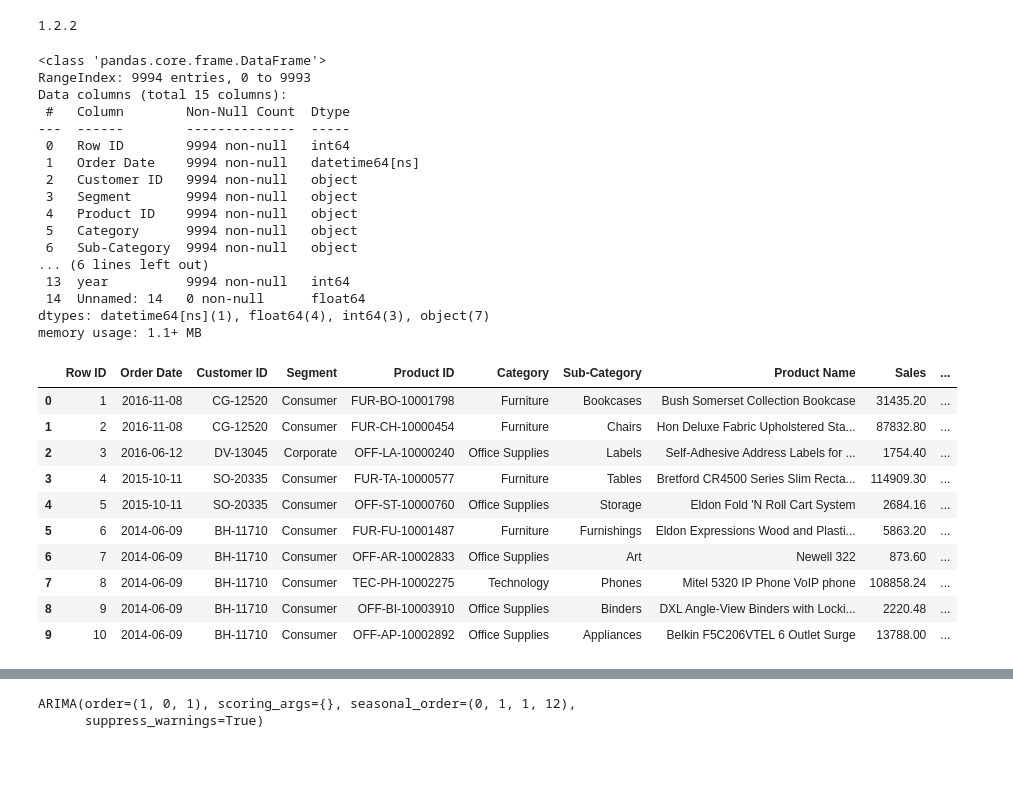
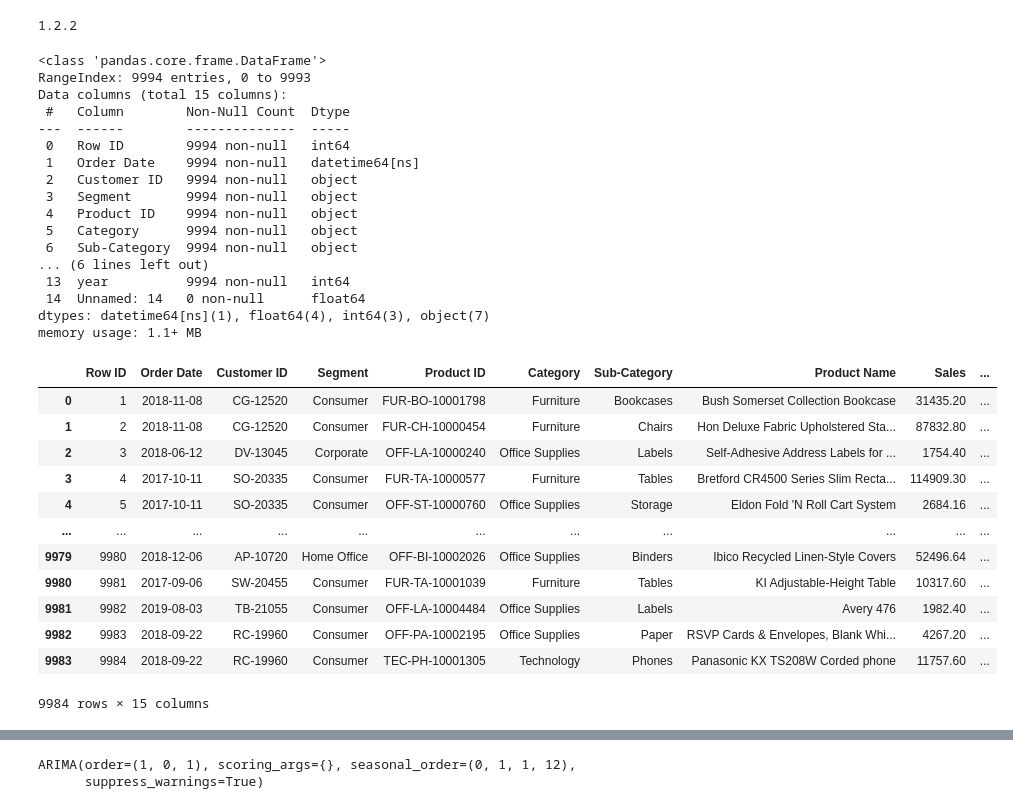
Before and after one commit to shhreyaa/TSA-using-Arima-Model, a Jupyter notebook: arima with plotly.ipynb, the cells around one changed output, grey strips where cells are left out. Saved outputs shown, nothing was run; the diff lists cells and outputs as text; code cells hidden in the pictures; blank space fills up the shorter version.

```diff
--- a/arima with plotly.ipynb
+++ b/arima with plotly.ipynb
@@ -40,43 +40,47 @@ print(pd.__version__)
 1.2.2
 # %%
 
-df = pd.read_excel("sales_11.xlsx")
+df = pd.read_excel("sales_replaced.xlsx")
+# df  = pd.read_excel("sales_11.xlsx")
+df['Order Date'] = pd.to_datetime(df['Order Date'])
 furniture_pred= pd.DataFrame()
 office_pred= pd.DataFrame()
 tech_pred= pd.DataFrame()
 
 
 df.info()
 df1= df.copy()
-df.head(10)
+df.head(-10)
 # %% [output]
 <class 'pandas.core.frame.DataFrame'>
 RangeIndex: 9994 entries, 0 to 9993
 Data columns (total 15 columns):
  #   Column        Non-Null Count  Dtype
 ---  ------        --------------  -----
  0   Row ID        9994 non-null   int64
  1   Order Date    9994 non-null   datetime64[ns]
  2   Customer ID   9994 non-null   object
  3   Segment       9994 non-null   object
  4   Product ID    9994 non-null   object
  5   Category      9994 non-null   object
  6   Sub-Category  9994 non-null   object
 ... (6 lines left out)
  13  year          9994 non-null   int64
  14  Unnamed: 14   0 non-null      float64
 dtypes: datetime64[ns](1), float64(4), int64(3), object(7)
 memory usage: 1.1+ MB
 |  | Row ID | Order Date | Customer ID | Segment | Product ID | Category | Sub-Category | Product Name | Sales | ... |
-| 0 | 1 | 2016-11-08 | CG-12520 | Consumer | FUR-BO-10001798 | Furniture | Bookcases | Bush Somerset Collection Bookcase | 31435.20 | ... |
-| 1 | 2 | 2016-11-08 | CG-12520 | Consumer | FUR-CH-10000454 | Furniture | Chairs | Hon Deluxe Fabric Upholstered Sta... | 87832.80 | ... |
-| 2 | 3 | 2016-06-12 | DV-13045 | Corporate | OFF-LA-10000240 | Office Supplies | Labels | Self-Adhesive Address Labels for ... | 1754.40 | ... |
-| 3 | 4 | 2015-10-11 | SO-20335 | Consumer | FUR-TA-10000577 | Furniture | Tables | Bretford CR4500 Series Slim Recta... | 114909.30 | ... |
-| 4 | 5 | 2015-10-11 | SO-20335 | Consumer | OFF-ST-10000760 | Office Supplies | Storage | Eldon Fold 'N Roll Cart System | 2684.16 | ... |
-| 5 | 6 | 2014-06-09 | BH-11710 | Consumer | FUR-FU-10001487 | Furniture | Furnishings | Eldon Expressions Wood and Plasti... | 5863.20 | ... |
-| 6 | 7 | 2014-06-09 | BH-11710 | Consumer | OFF-AR-10002833 | Office Supplies | Art | Newell 322 | 873.60 | ... |
-| 7 | 8 | 2014-06-09 | BH-11710 | Consumer | TEC-PH-10002275 | Technology | Phones | Mitel 5320 IP Phone VoIP phone | 108858.24 | ... |
-| 8 | 9 | 2014-06-09 | BH-11710 | Consumer | OFF-BI-10003910 | Office Supplies | Binders | DXL Angle-View Binders with Locki... | 2220.48 | ... |
-| 9 | 10 | 2014-06-09 | BH-11710 | Consumer | OFF-AP-10002892 | Office Supplies | Appliances | Belkin F5C206VTEL 6 Outlet Surge | 13788.00 | ... |
+| 0 | 1 | 2018-11-08 | CG-12520 | Consumer | FUR-BO-10001798 | Furniture | Bookcases | Bush Somerset Collection Bookcase | 31435.20 | ... |
+| 1 | 2 | 2018-11-08 | CG-12520 | Consumer | FUR-CH-10000454 | Furniture | Chairs | Hon Deluxe Fabric Upholstered Sta... | 87832.80 | ... |
+| 2 | 3 | 2018-06-12 | DV-13045 | Corporate | OFF-LA-10000240 | Office Supplies | Labels | Self-Adhesive Address Labels for ... | 1754.40 | ... |
+| 3 | 4 | 2017-10-11 | SO-20335 | Consumer | FUR-TA-10000577 | Furniture | Tables | Bretford CR4500 Series Slim Recta... | 114909.30 | ... |
+| 4 | 5 | 2017-10-11 | SO-20335 | Consumer | OFF-ST-10000760 | Office Supplies | Storage | Eldon Fold 'N Roll Cart System | 2684.16 | ... |
+| ... | ... | ... | ... | ... | ... | ... | ... | ... | ... | ... |
+| 9979 | 9980 | 2018-12-06 | AP-10720 | Home Office | OFF-BI-10002026 | Office Supplies | Binders | Ibico Recycled Linen-Style Covers | 52496.64 | ... |
+| 9980 | 9981 | 2017-09-06 | SW-20455 | Consumer | FUR-TA-10001039 | Furniture | Tables | KI Adjustable-Height Table | 10317.60 | ... |
+| 9981 | 9982 | 2019-08-03 | TB-21055 | Consumer | OFF-LA-10004484 | Office Supplies | Labels | Avery 476 | 1982.40 | ... |
+| 9982 | 9983 | 2018-09-22 | RC-19960 | Consumer | OFF-PA-10002195 | Office Supplies | Paper | RSVP Cards & Envelopes, Blank Whi... | 4267.20 | ... |
+| 9983 | 9984 | 2018-09-22 | RC-19960 | Consumer | TEC-PH-10001305 | Technology | Phones | Panasonic KX TS208W Corded phone | 11757.60 | ... |
+9984 rows × 15 columns
 # %%
 
```
Also changed, not shown: parts of 9 cells of this notebook, 22 other files.
